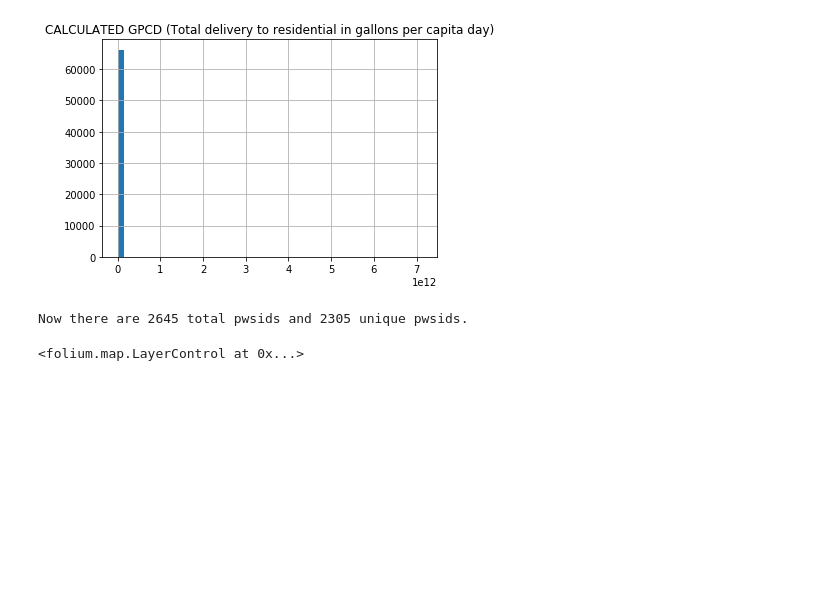
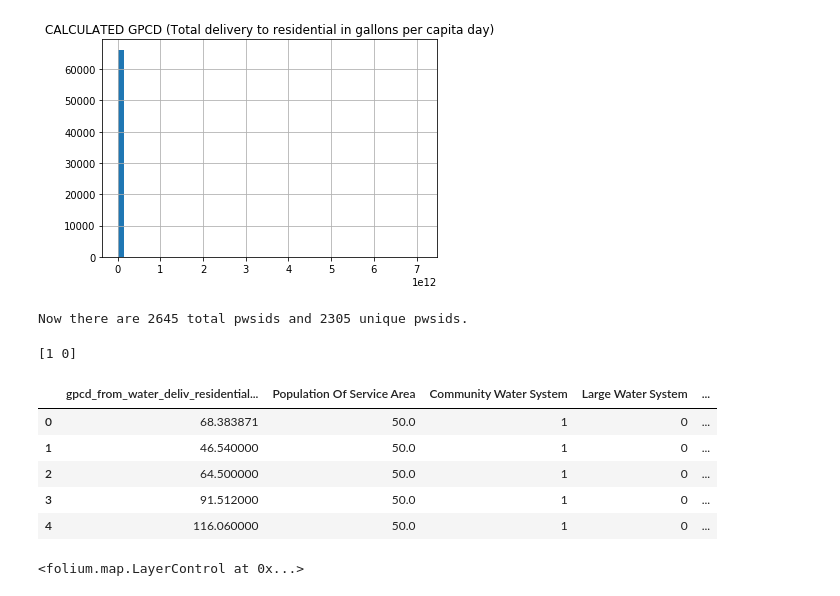
Before and after one commit to ozzysChiefDataScientist/water, a Jupyter notebook: notebooks/water_mapping.ipynb, the cells around one changed output. Cells and saved outputs as stored; diff of their text form; code cells hidden in the pictures; blank space fills up the shorter version.

```diff
--- a/notebooks/water_mapping.ipynb
+++ b/notebooks/water_mapping.ipynb
@@ -141,6 +141,21 @@ geo_pwsids = [feat['properties']['pwsid'] for feat in geo_dict]
 print('Now there are '+ str(len(geo_pwsids))+' total pwsids and '+str(len(set(geo_pwsids)))+' unique pwsids.')
 # %% [output]
 Now there are 2645 total pwsids and 2305 unique pwsids.
+# %%
+# add model truth values to map
+model_file = os.path.join(os.getcwd(), '../data/processed/4_unit_correction_model___modelPred.csv')
+model_data = pd.read_csv(model_file)
+model_data = model_data[model_data['PWSID'].isin(common_all_pwsid)]
+print(model_data['classification'].unique())
+model_data.head()
+# %% [output]
+[1 0]
+|  | gpcd_from_water_deliv_residential... | Population Of Service Area | Community Water System | Large Water System | ... |
+| 0 | 68.383871 | 50.0 | 1 | 0 | ... |
+| 1 | 46.540000 | 50.0 | 1 | 0 | ... |
+| 2 | 64.500000 | 50.0 | 1 | 0 | ... |
+| 3 | 91.512000 | 50.0 | 1 | 0 | ... |
+| 4 | 116.060000 | 50.0 | 1 | 0 | ... |
 # %%
 # put new geo_dict in geo_data for map construction
 geo_data.data['features'] = geo_dict
```
Also changed, not shown: parts of 1 cell of this notebook, 1 other file.
